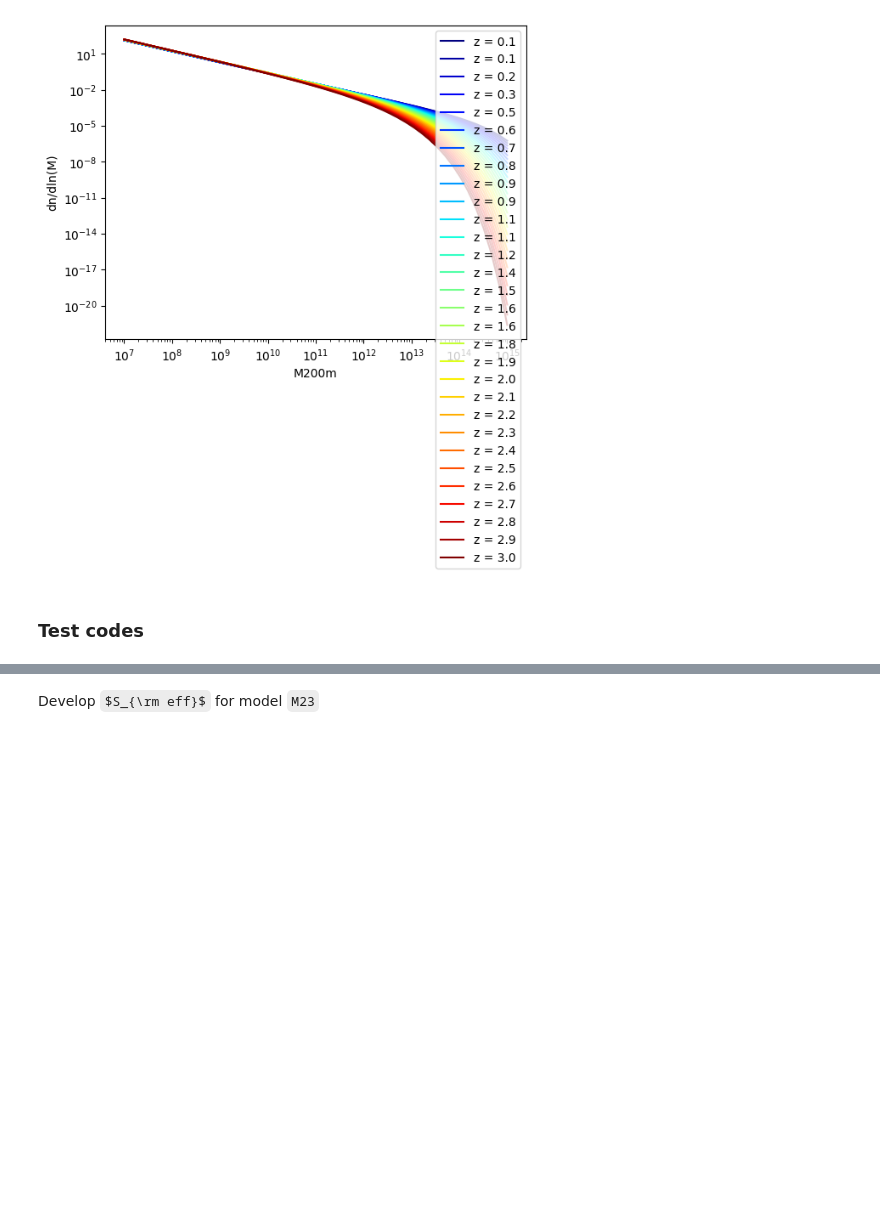
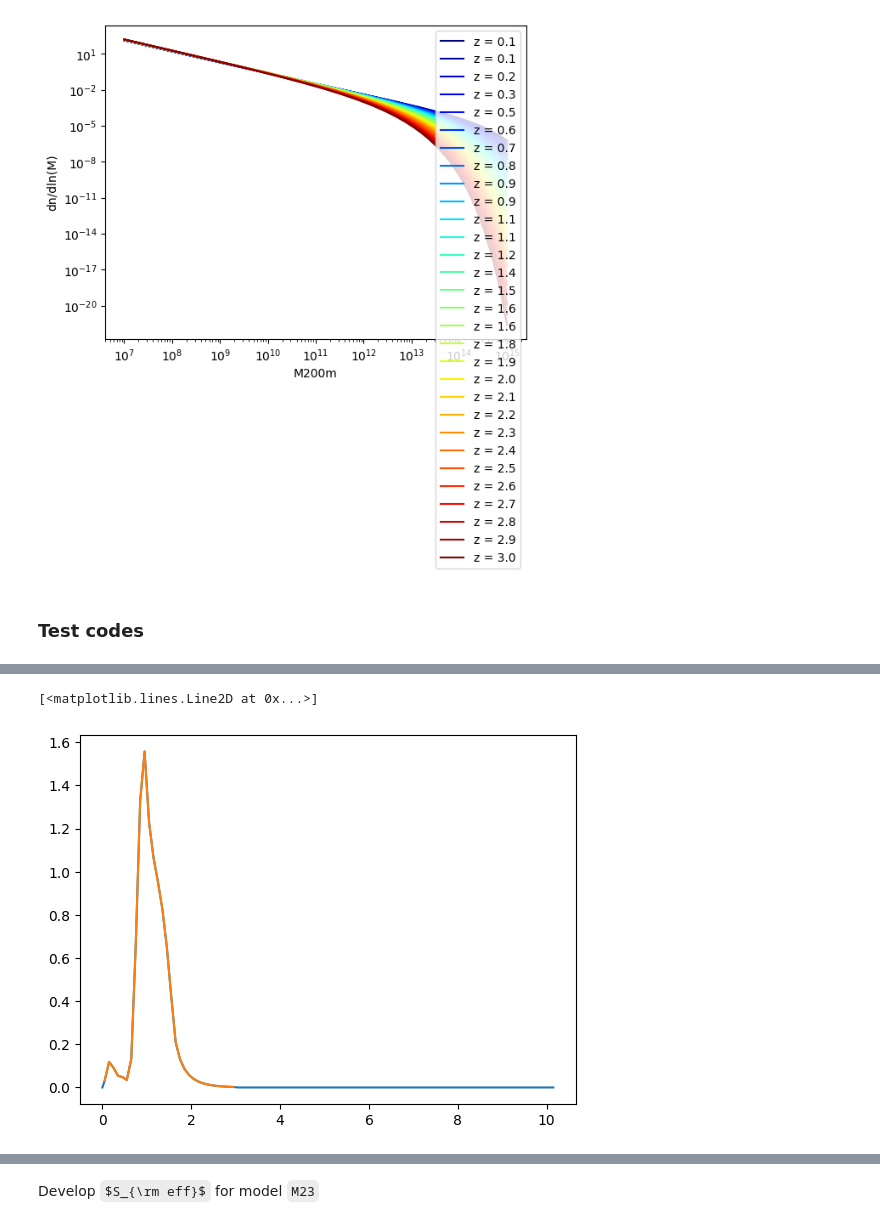
Before and after one commit to destrys/galCIB, a Jupyter notebook: base-lcdm.ipynb, the cells around one changed output, grey strips where cells are left out. Cells and saved outputs as stored; diff of their text form; code cells hidden in the pictures; some formulas as TeX source; blank space fills up the shorter version.

```diff
--- a/base-lcdm.ipynb
+++ b/base-lcdm.ipynb
@@ -135,0 +252,6 @@ with open('data/hmfz.p', 'wb') as handle:
+# %%
+with open('data/gal/dndz_extended.p', 'rb') as handle:
+    dndz = pickle.load(handle)
+# %%
+with open('data/plin_unit_h.p', 'rb') as handle:
+    Plin = pickle.load(handle)
@@ -135,0 +304,12 @@ with open('data/hmfz.p', 'wb') as handle:
+# %%
+# Create a new matrix initialized to zero
+new_matrix = np.zeros_like(Plin['z'])  # Shape (N,)
+
+# Populate the new matrix with values from the vector
+for i, z in enumerate(Plin['z']):
+    if np.round(z,2) in np.round(dndz['zrange'],2):
+        index = np.where(np.round(dndz['zrange'],2) == np.round(z,2))[0][0]  # Find the index of the corresponding redshift
+        new_matrix[i] = dndz['dndz'].mean(axis = 0)[index]  # Assign the corresponding value from the vector
+
+# new_matrix now contains values from values_vector where available, and 0s elsewhere
+print(new_matrix)
@@ -135,0 +376,6 @@ with open('data/hmfz.p', 'wb') as handle:
+# %%
+plt.plot(Plin['z'], new_matrix)
+plt.plot(dndz['zrange'], dndz['dndz'].mean(axis=0))
+# %% [output]
+[<matplotlib.lines.Line2D at 0x...>]
+[figure, added]
```
Also changed, not shown: parts of 73 cells of this notebook, 8 other files.
